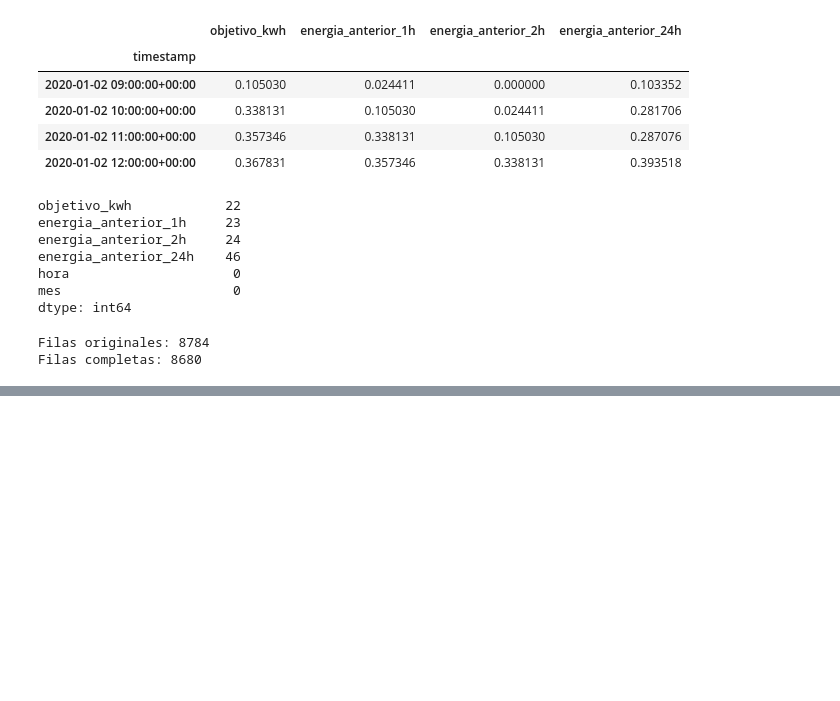
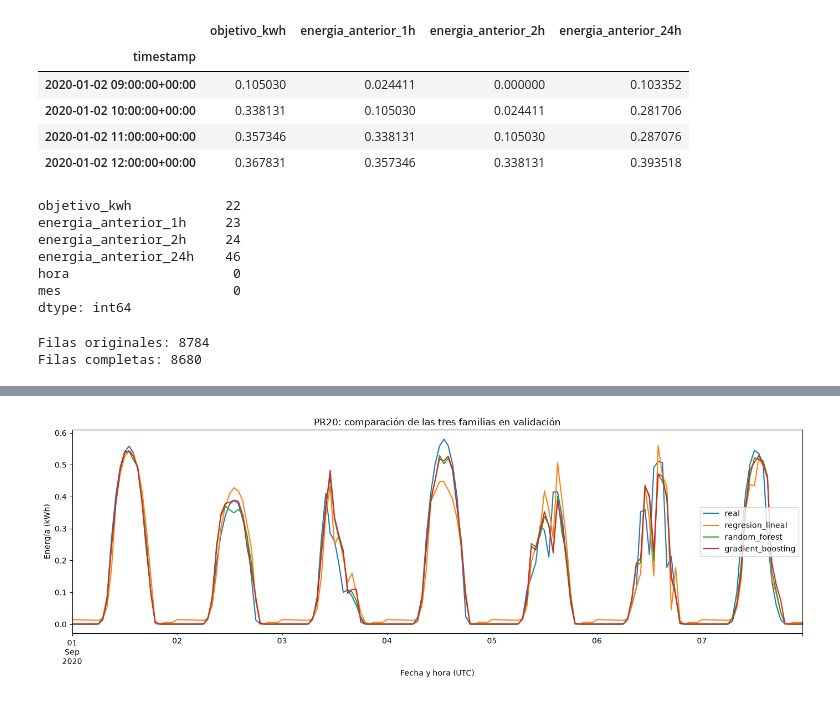
Before and after one commit to alvarofernandezsanchez/fvaa, a Jupyter notebook: notebooks/PR20.ipynb, the cells around one changed output, grey strips where cells are left out. Saved outputs shown, nothing was run; the diff lists cells and outputs as text; code cells hidden in the pictures; blank space fills up the shorter version.

```diff
--- a/notebooks/PR20.ipynb
+++ b/notebooks/PR20.ipynb
@@ -378,0 +902,15 @@ Filas completas: 8680
+# %%
+from sklearn.ensemble import GradientBoostingRegressor
+
+modelo_gb = GradientBoostingRegressor(
+    n_estimators=200,
+    learning_rate=0.05,
+    max_depth=3,
+    min_samples_leaf=5,
+    random_state=42,
+)
+
+modelo_gb.fit(X_train, y_train)
+
+pred_gb_original = modelo_gb.predict(X_val)
+pred_gb = np.maximum(pred_gb_original, 0)
@@ -378,0 +1041,17 @@ Filas completas: 8680
+# %%
+df_predicciones_val["gradient_boosting"] = pred_gb
+
+df_predicciones_val.loc[
+    "2020-09-01":"2020-09-07",
+    ["real", "regresion_lineal", "random_forest", "gradient_boosting"],
+].plot(
+    figsize=(14, 5),
+    title="PR20: comparación de las tres familias en validación",
+    xlabel="Fecha y hora (UTC)",
+    ylabel="Energía (kWh)",
+)
+
+plt.tight_layout()
+plt.show()
+# %% [output]
+[figure, added]
```
Also changed, not shown: parts of 59 cells of this notebook.
